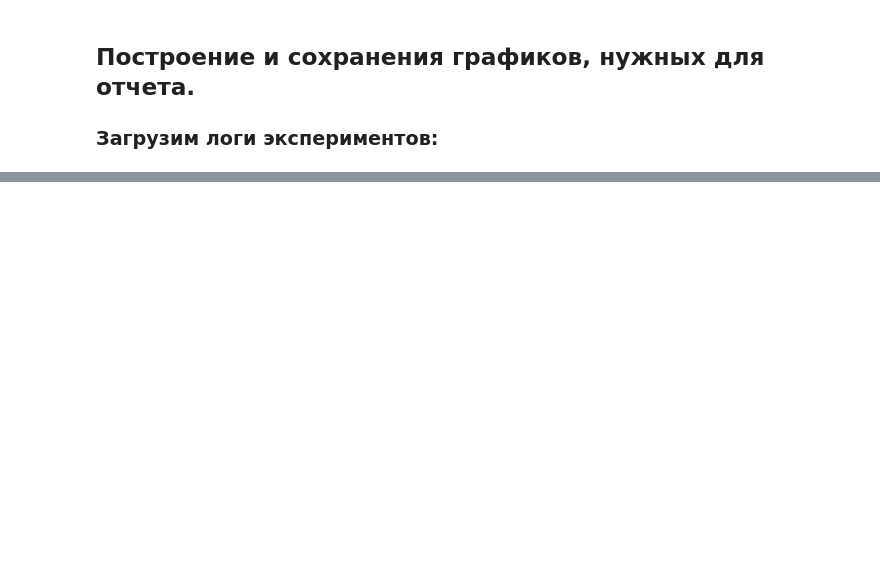
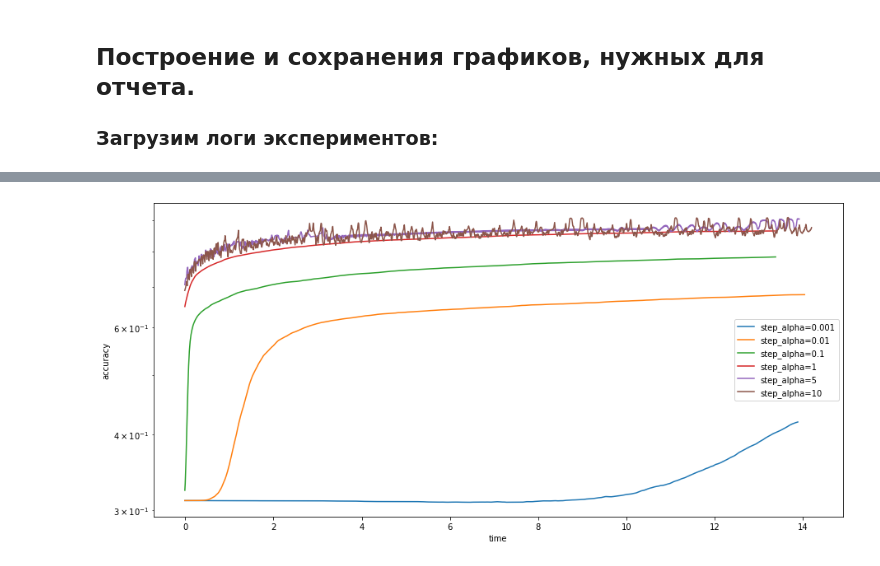
Before and after one commit to paniquex/ML_DS_practice, a Jupyter notebook: PRACTICUM/LAB_06/plots_generating.ipynb, the cells around one changed output, grey strips where cells are left out. Saved outputs shown, nothing was run; the diff lists cells and outputs as text; code cells hidden in the pictures; blank space fills up the shorter version.

```diff
--- a/PRACTICUM/LAB_06/plots_generating.ipynb
+++ b/PRACTICUM/LAB_06/plots_generating.ipynb
@@ -12,0 +110,9 @@ import matplotlib.pyplot as plt
+# %%
+dependence_line_plot([alpha_beta_bsize_logs[i] for i in range(1, 48, 8)],
+                     parameter_name='step_alpha',
+                     dep_variable_name_x='time', dep_variable_name_y='accuracy', smooth_size=7,
+                     figsize=(15, 7),
+                     semilogy=True,
+                     output_file_name='./graphs/exp1_accuracy_GD_alpha_time_beta=0,001.pdf')
+# %% [output]
+[figure, added]
```
Also changed, not shown: parts of 43 cells of this notebook, 1 other file.
